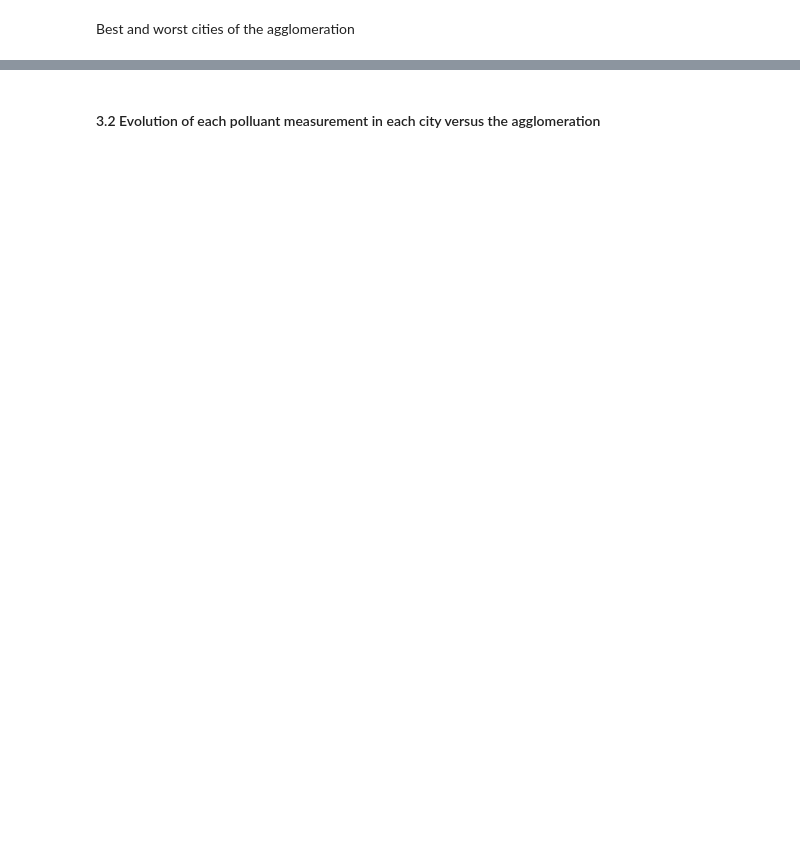
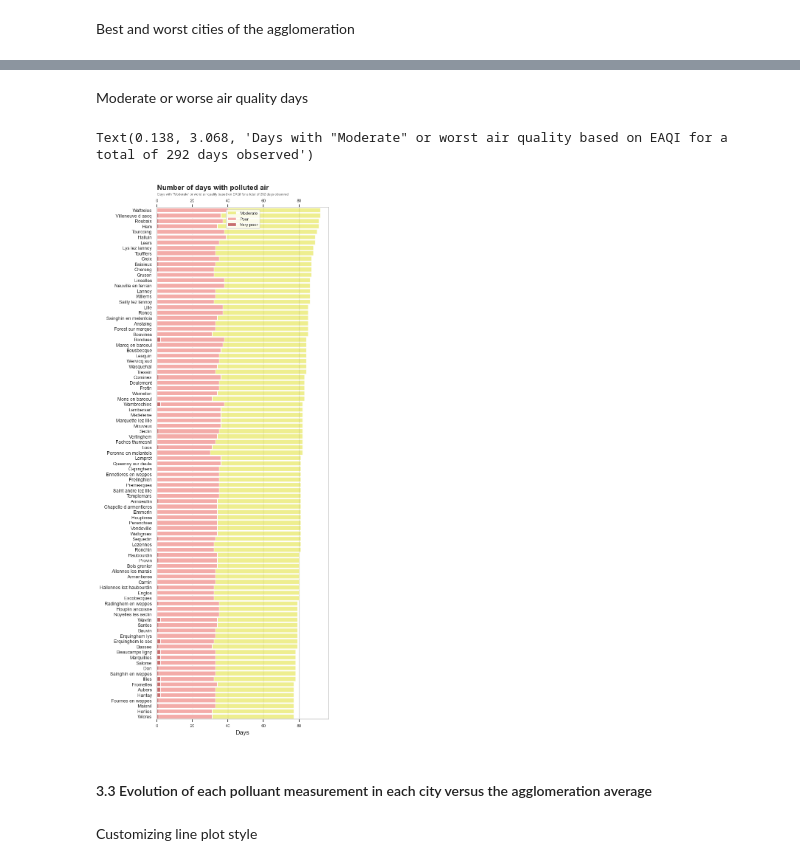
Before and after one commit to crish1eev1/MEL_air-quality, a Jupyter notebook: Main.ipynb, the cells around one changed output, grey strips where cells are left out. Drawn from its saved outputs; the diff is of its cells as text; code cells hidden in the pictures; blank space fills up the shorter version.

Commit message:
added Dataviz
City with most days of polluted air

```diff
--- a/Main.ipynb
+++ b/Main.ipynb
@@ -541,0 +607,3 @@ Name: quality_code, Length: 95, dtype: float64
+# %%
+# observed days
+days = len(df_unstacked)
@@ -542,2 +670,65 @@ Name: quality_code, Length: 95, dtype: float64
+# %% [markdown]
+Moderate or worse air quality days
+# %%
+# bar graph styling
+plt.style.use("default")
+sns.set_theme(style="whitegrid")
+
+# Tick Styling
+mpl.rcParams['ytick.labelsize'] = '9'
+mpl.rcParams['xtick.labelsize'] = '9'
+
+# Legend Styling
+mpl.rcParams['legend.framealpha'] = 0.8
+mpl.rcParams['legend.fontsize'] = 'x-small'
+mpl.rcParams["legend.loc"] = 'upper center'
+
+# Title Styling
+mpl.rcParams['axes.titlelocation'] = 'left'
+mpl.rcParams['axes.titlepad'] = 18
+mpl.rcParams['axes.titlesize'] = 14
+mpl.rcParams['axes.titleweight'] = 'bold'
+
+# Sorting df by Moderate or worse
+air_quality_days.sort_values(by=['days_3_plus', 'days_4_plus', 'days_5_plus', 'days_6_plus'], ascending=False ,inplace=True)
+air_quality_days
+
+air_quality_days['city'] = air_quality_days['city'].str.capitalize()
+
+
+# Plot generation
+f, ax = plt.subplots(figsize=(6, 18))
+
+# Bars with conditional display for extreme values
+sns.set_color_codes("pastel")
+sns.barplot(y='city', x='days_3_plus', data=air_quality_days, label='Moderate', color='yellow', alpha=0.5)
+
+sns.set_color_codes("pastel")
+sns.barplot(y='city', x='days_4_plus', data=air_quality_days, label='Poor', color='r')
+
+sns.set_color_codes("muted")
+sns.barplot(y='city', x='days_5_plus', data=air_quality_days, label='Very poor', color='r')
+
+if air_quality_days['days_6_plus'].notnull().sum() > 0:
+       sns.set_color_codes("muted")
+       sns.barplot(y='city', x='days_6_plus', data=air_quality_days, label='Extremely poor', color='k')
+
+# Add legend, title and labels
+ax.set_title("Number of days with polluted air")
+ax.set(xlabel="Days",
+       ylabel='')
+ax.legend(ncol=1, frameon=True)
+ax.tick_params(axis="x", bottom=True, top=True, labelbottom=True, labeltop=True, labelsize=8)
+
+# Subtitle
+ax.text(x=.138, y=3.068,
+        s="Days with \"Moderate\" or worst air quality based on EAQI for a total of " + str(days) + " days observed",
+        transform=fig.transFigure,
+        ha='left',
+        fontsize=6.5,
+        alpha=.7)
+# %% [output]
+Text(0.138, 3.068, 'Days with "Moderate" or worst air quality based on EAQI for a total of 292 days observed')
+[figure, added]
 # %% [markdown]
-#### 3.2 Evolution of each polluant measurement in each city versus the agglomeration
+#### 3.3 Evolution of each polluant measurement in each city versus the agglomeration average
@@ -545,0 +735,2 @@ df.loc[('lille'), ('no2')].index
+# %% [markdown]
+Customizing line plot style
```
Also changed, not shown: parts of 68 cells of this notebook.
